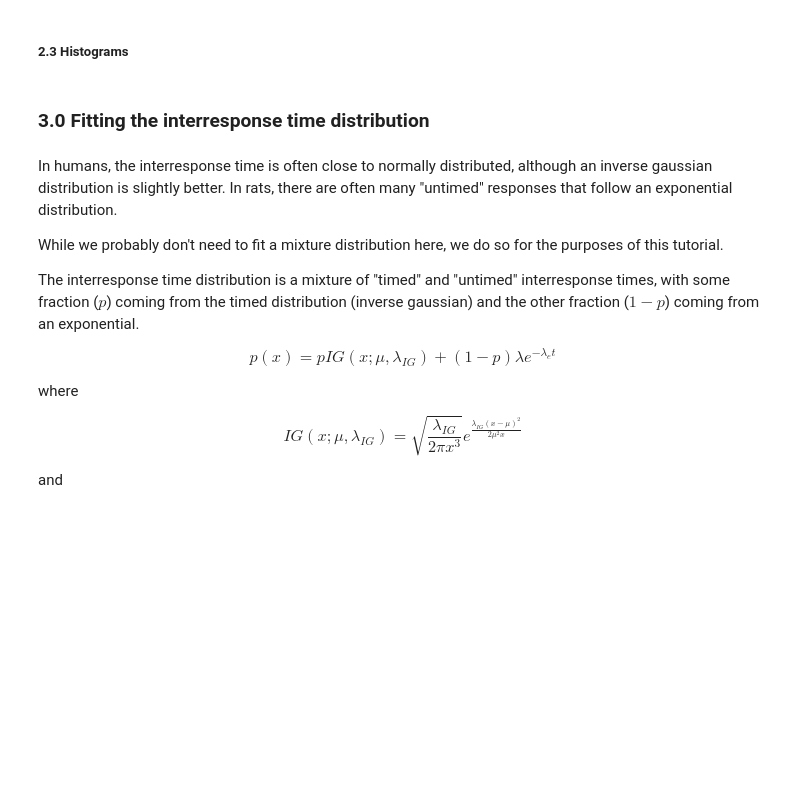
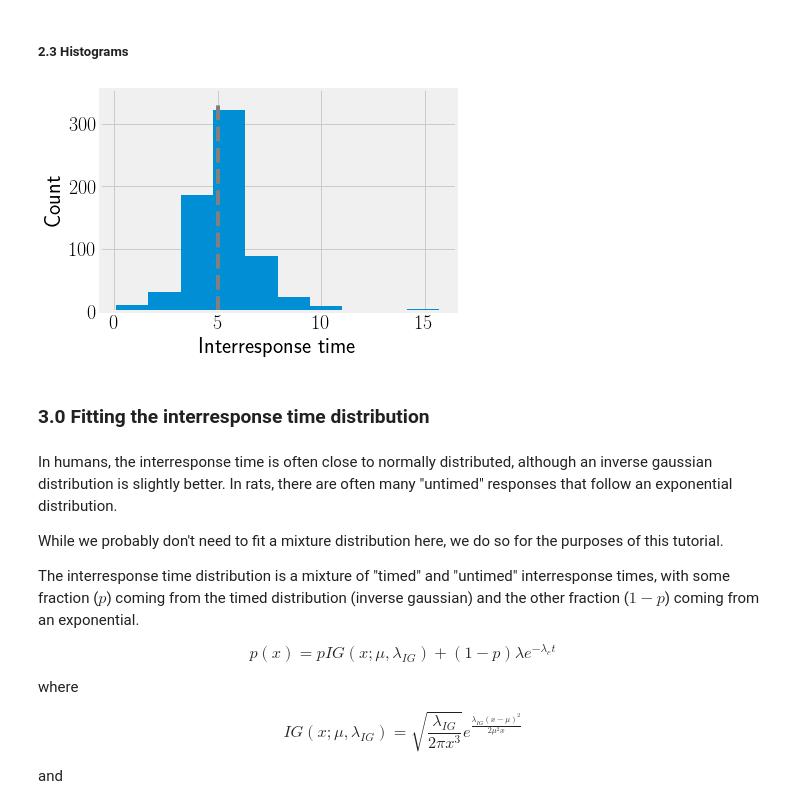
Before and after one commit to dfreestone/timing_tasks, a Jupyter notebook: DRL procedure/DRL_analysis.ipynb, the cells around one changed output. Saved outputs shown, nothing was run; the diff lists cells and outputs as text; code cells hidden in the pictures; blank space fills up the shorter version.

```diff
--- a/DRL procedure/DRL_analysis.ipynb
+++ b/DRL procedure/DRL_analysis.ipynb
@@ -79,17 +104,22 @@ ax.tick_params(labelsize=20)
 ##### 2.3 Histograms
 # %%
 # Plot a histogram of the response times
-ax = data[data.participant=="DMF"].rt.hist();
+ax = data[data.participant==100].rt.hist();
 
 # plot a line at the DRL schedule
 ymin, ymax = ax.get_ylim()
 ax.vlines(5, ymin, ymax,
           linestyle="--", color="gray")
 
 # Label the x and y axes, and change the tick label size
 ax.set_xlabel("Interresponse time", fontsize=22)
 ax.set_ylabel("Count", fontsize=22)
 ax.tick_params(labelsize=20)
+
+plt.gcf().tight_layout()   # have to get the current figure because we didn't create a figure handle above.
+plt.gcf().savefig("Figure9b.pdf", transparent=True)
+# %% [output]
+[figure, added]
 # %% [markdown]
 ### 3.0 Fitting the interresponse time distribution
 # %% [markdown]
```
Also changed, not shown: parts of 12 cells of this notebook, 50 other files.
